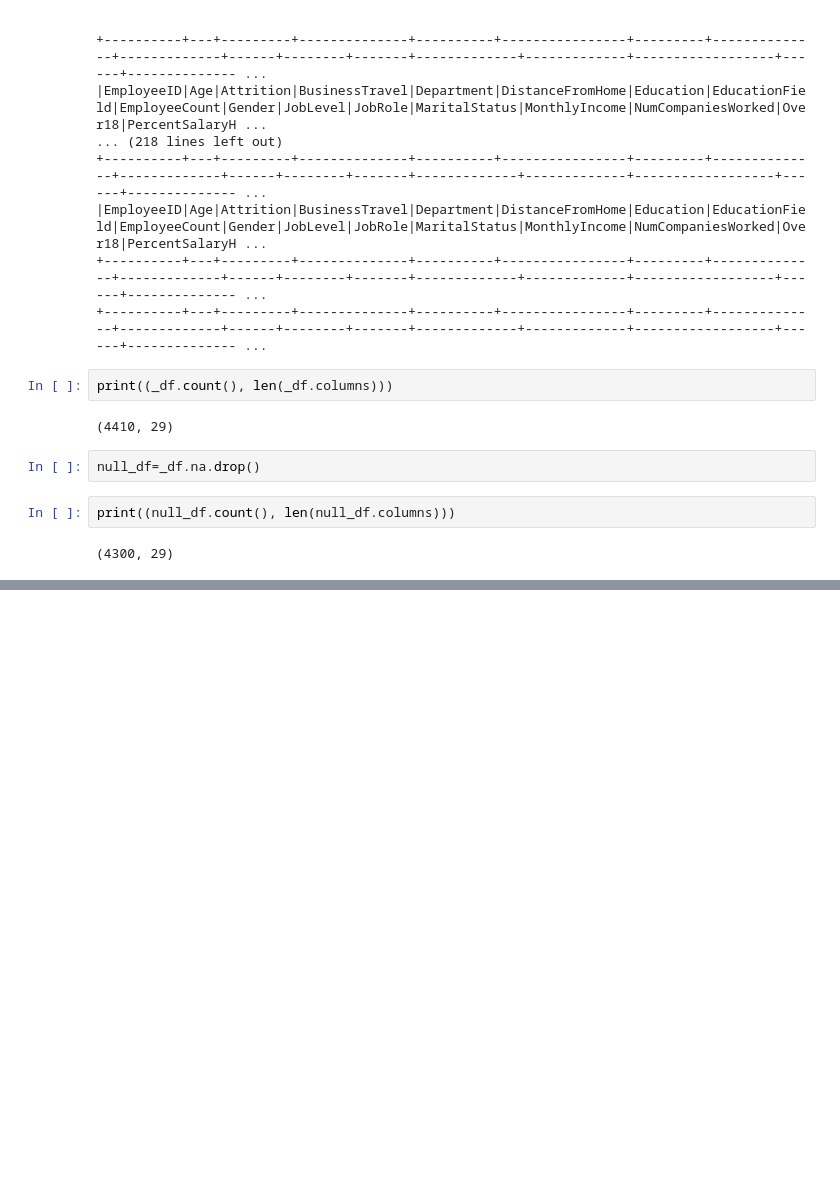
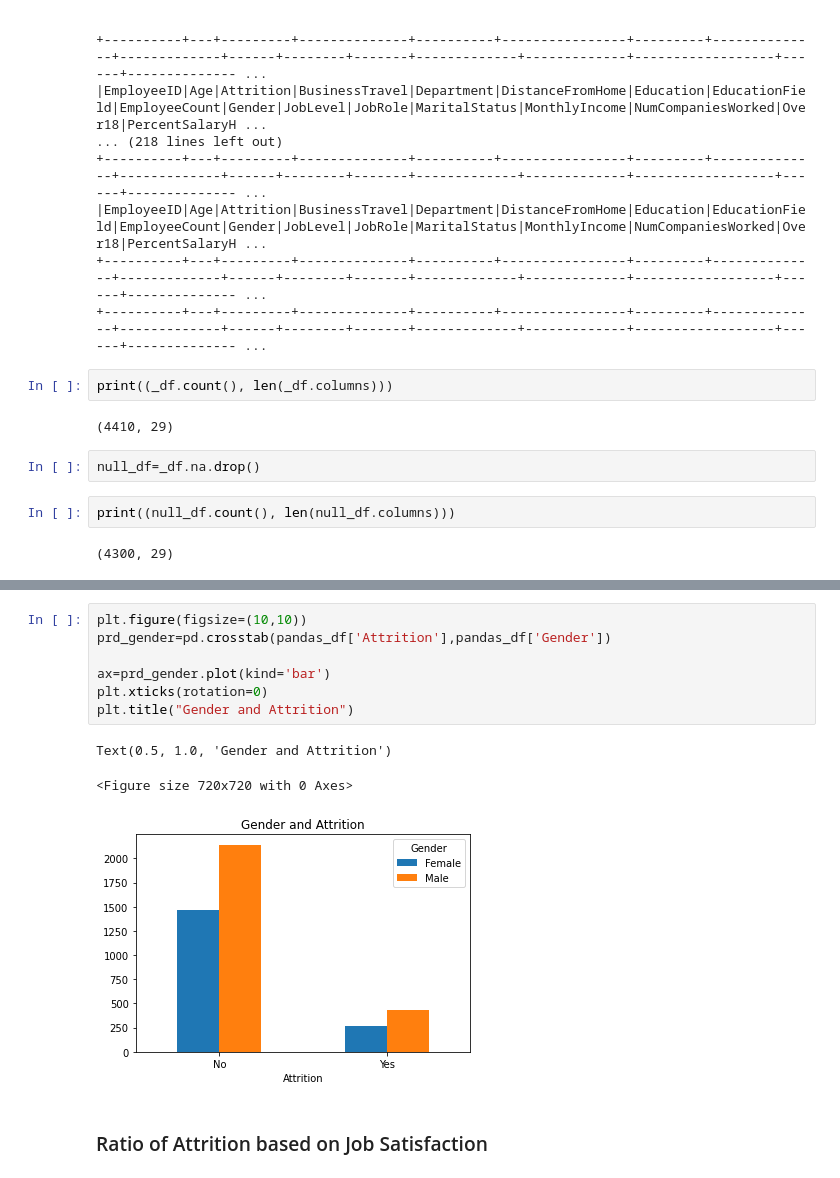
Before and after one commit to AyatoTanemura/aws-instance-dup, a Jupyter notebook: Iteration 4 pyspark.ipynb, the cells around one changed output, grey strips where cells are left out. Saved outputs shown, nothing was run; the diff lists cells and outputs as text; blank space fills up the shorter version.

```diff
--- a/Iteration 4 pyspark.ipynb
+++ b/Iteration 4 pyspark.ipynb
@@ -224,0 +258,13 @@ print((null_df.count(), len(null_df.columns)))
+# %%
+plt.figure(figsize=(10,10))
+prd_gender=pd.crosstab(pandas_df['Attrition'],pandas_df['Gender'])
+
+ax=prd_gender.plot(kind='bar')
+plt.xticks(rotation=0)
+plt.title("Gender and Attrition")
+# %% [output]
+Text(0.5, 1.0, 'Gender and Attrition')
+<Figure size 720x720 with 0 Axes>
+[figure, added]
+# %% [markdown]
+### Ratio of Attrition based on Job Satisfaction
```
Also changed, not shown: parts of 29 cells of this notebook.
